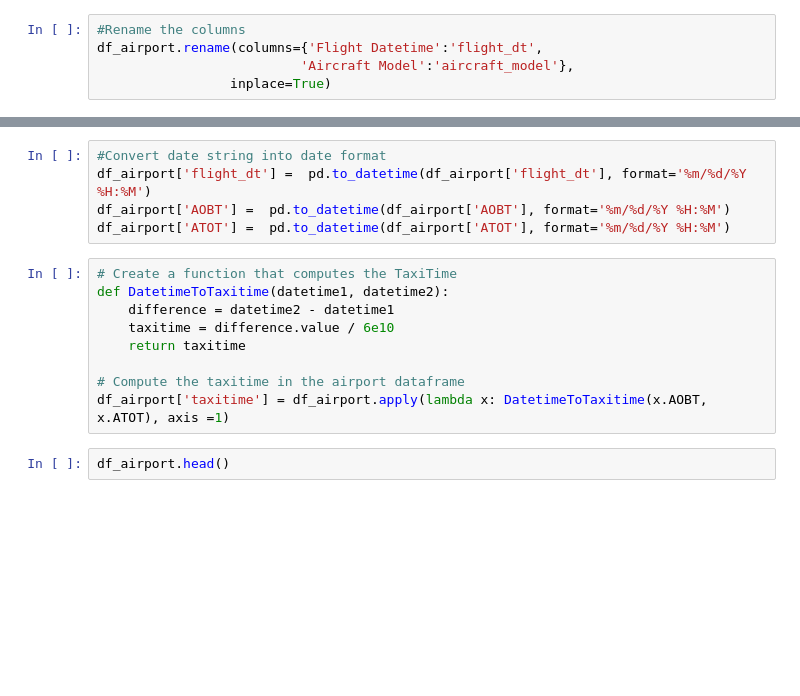
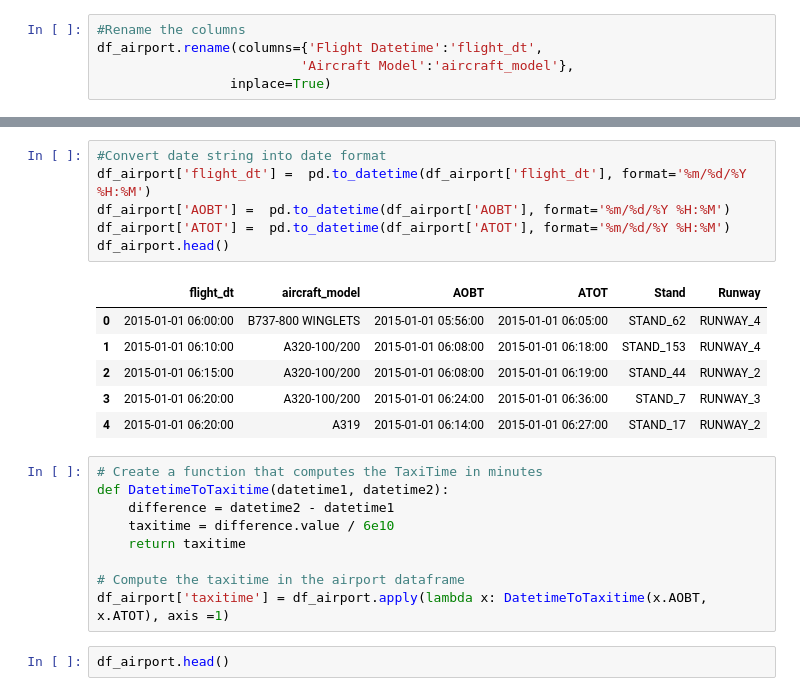
Before and after one commit to alazraq/taxi_time_prediction, a Jupyter notebook: TaxiTime - EDA.ipynb, the cells around one changed output, grey strips where cells are left out. Saved outputs shown, nothing was run; the diff lists cells and outputs as text; blank space fills up the shorter version.

```diff
--- a/TaxiTime - EDA.ipynb
+++ b/TaxiTime - EDA.ipynb
@@ -49,10 +49,18 @@ df_airport.describe()
 # %%
 #Convert date string into date format
 df_airport['flight_dt'] =  pd.to_datetime(df_airport['flight_dt'], format='%m/%d/%Y %H:%M')
 df_airport['AOBT'] =  pd.to_datetime(df_airport['AOBT'], format='%m/%d/%Y %H:%M')
 df_airport['ATOT'] =  pd.to_datetime(df_airport['ATOT'], format='%m/%d/%Y %H:%M')
+df_airport.head()
+# %% [output]
+|  | flight_dt | aircraft_model | AOBT | ATOT | Stand | Runway |
+| 0 | 2015-01-01 06:00:00 | B737-800 WINGLETS | 2015-01-01 05:56:00 | 2015-01-01 06:05:00 | STAND_62 | RUNWAY_4 |
+| 1 | 2015-01-01 06:10:00 | A320-100/200 | 2015-01-01 06:08:00 | 2015-01-01 06:18:00 | STAND_153 | RUNWAY_4 |
+| 2 | 2015-01-01 06:15:00 | A320-100/200 | 2015-01-01 06:08:00 | 2015-01-01 06:19:00 | STAND_44 | RUNWAY_2 |
+| 3 | 2015-01-01 06:20:00 | A320-100/200 | 2015-01-01 06:24:00 | 2015-01-01 06:36:00 | STAND_7 | RUNWAY_3 |
+| 4 | 2015-01-01 06:20:00 | A319 | 2015-01-01 06:14:00 | 2015-01-01 06:27:00 | STAND_17 | RUNWAY_2 |
 # %%
-# Create a function that computes the TaxiTime
+# Create a function that computes the TaxiTime in minutes
 def DatetimeToTaxitime(datetime1, datetime2):
     difference = datetime2 - datetime1
     taxitime = difference.value / 6e10
```
Also changed, not shown: parts of 9 cells of this notebook.
